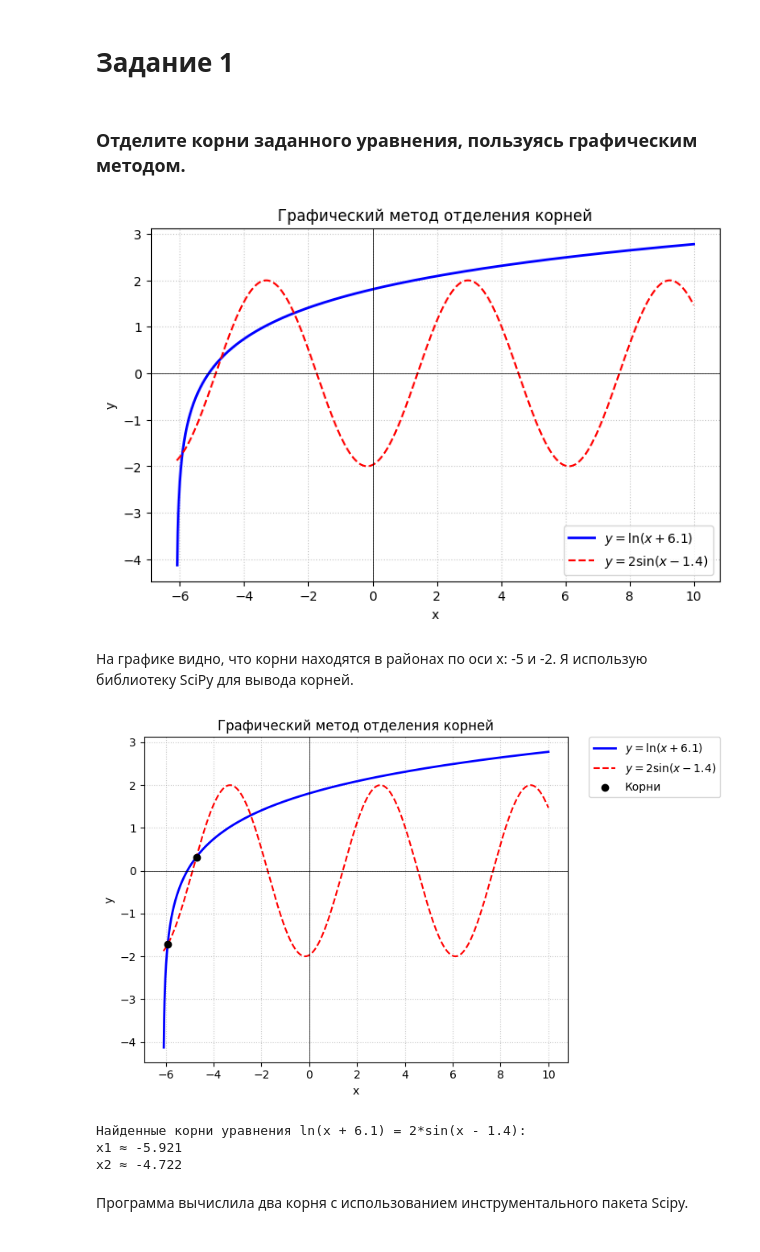
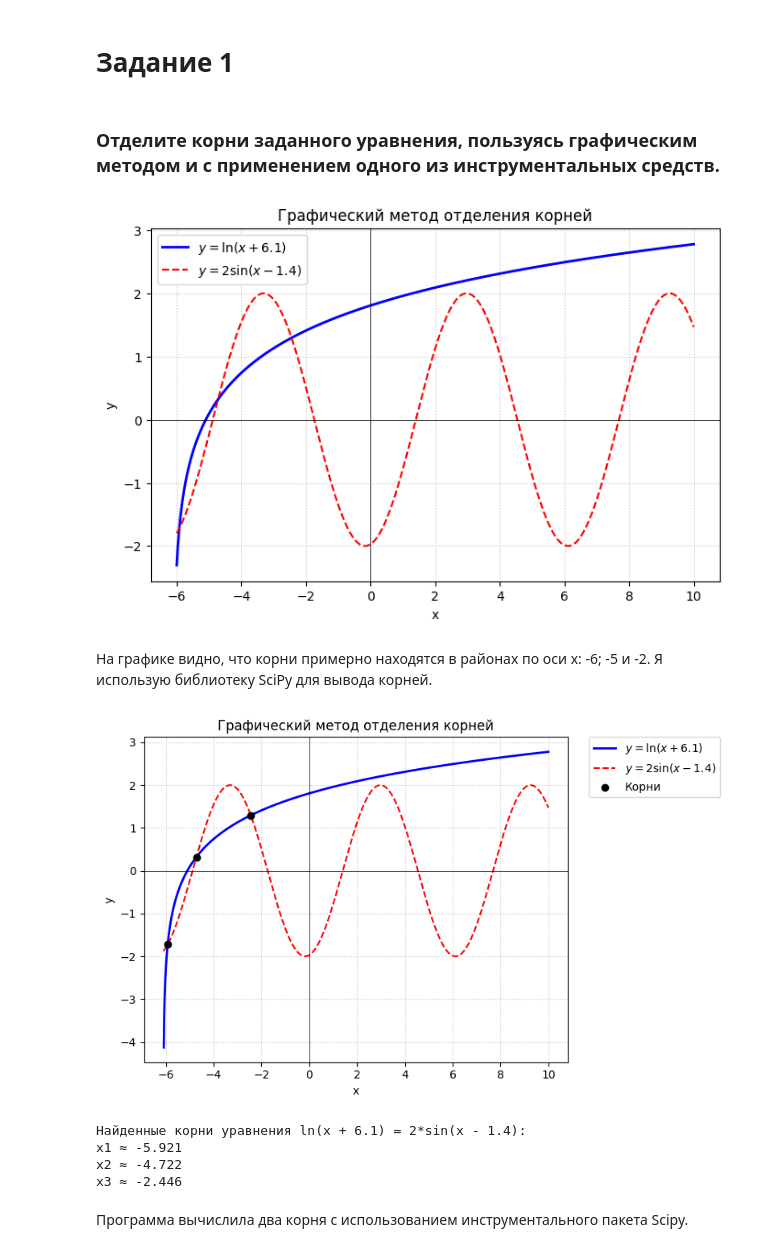
Before and after one commit to Eg0r-S/my_work_for_college, a Jupyter notebook: Work_for_number.s_methods.ipynb, the cells around one changed output. Saved outputs shown, nothing was run; the diff lists cells and outputs as text; code cells hidden in the pictures.

```diff
--- a/Work_for_number.s_methods.ipynb
+++ b/Work_for_number.s_methods.ipynb
@@ -8,44 +8,43 @@ from scipy.optimize import fsolve
 # %% [markdown]
 # Задание 1
 # %% [markdown]
-### Отделите корни заданного уравнения, пользуясь графическим методом.
+### Отделите корни заданного уравнения, пользуясь графическим методом и с применением одного из инструментальных средств.
 # %%
 def f1(x):
     return np.log(x + 6.1)
 
 def f2(x):
     return 2 * np.sin(x - 1.4)
 
 
-# Функция разности (корень там, где f_diff == 0)
+# Если f_diff = 0, то корень найден.
 def f_diff(x):
     return f1(x) - f2(x)
 
 
 # Диапазон x (с учетом области определения ln: x > -6.1)
-x_plot = np.linspace(-6.1, 10, 1000)
+x_plot = np.linspace(-6.0, 10, 1000)
 
 plt.figure(figsize=(8, 5))
 plt.plot(x_plot, f1(x_plot), label=r'$y = \ln(x + 6.1)$', color='blue', linewidth=2)
 plt.plot(x_plot, f2(x_plot), label=r'$y = 2\sin(x - 1.4)$', color='red', linestyle='--')
 
 
 # Оформление
 plt.axhline(0, color='black', linewidth=0.5)
 plt.axvline(0, color='black', linewidth=0.5)
 plt.grid(True, linestyle=':', alpha=0.7)
 plt.title('Графический метод отделения корней')
 plt.xlabel('x')
 plt.ylabel('y')
 plt.legend()
 plt.show()
 # %% [output]
-[figure, old version]
+[figure, new version]
 # %% [markdown]
-На графике видно, что корни находятся в районах по оси х: -5 и -2. Я использую библиотеку SciPy для вывода корней.
+На графике видно, что корни примерно находятся в районах по оси х: -6; -5 и -2. Я использую библиотеку SciPy для вывода корней.
 # %%
-# Визуально корни находятся в районах: -6, -5
-initial_guesses = [-6, -5]
+initial_guesses = [-6, -5, -2]
 roots = fsolve(f_diff, initial_guesses)
 unique_roots = np.unique(np.round(roots, 5)) # На всякий случай, если вдруг появятся дубликаты во время расчётов.
 
@@ -82,6 +81,7 @@ for i, root in enumerate(unique_roots, 1):
 Найденные корни уравнения ln(x + 6.1) = 2*sin(x - 1.4):
 x1 ≈ -5.921
 x2 ≈ -4.722
+x3 ≈ -2.446
 # %% [markdown]
 Программа вычислила два корня с использованием инструментального пакета Scipy.
 # %% [markdown]
```
Also changed, not shown: parts of 11 cells of this notebook.
